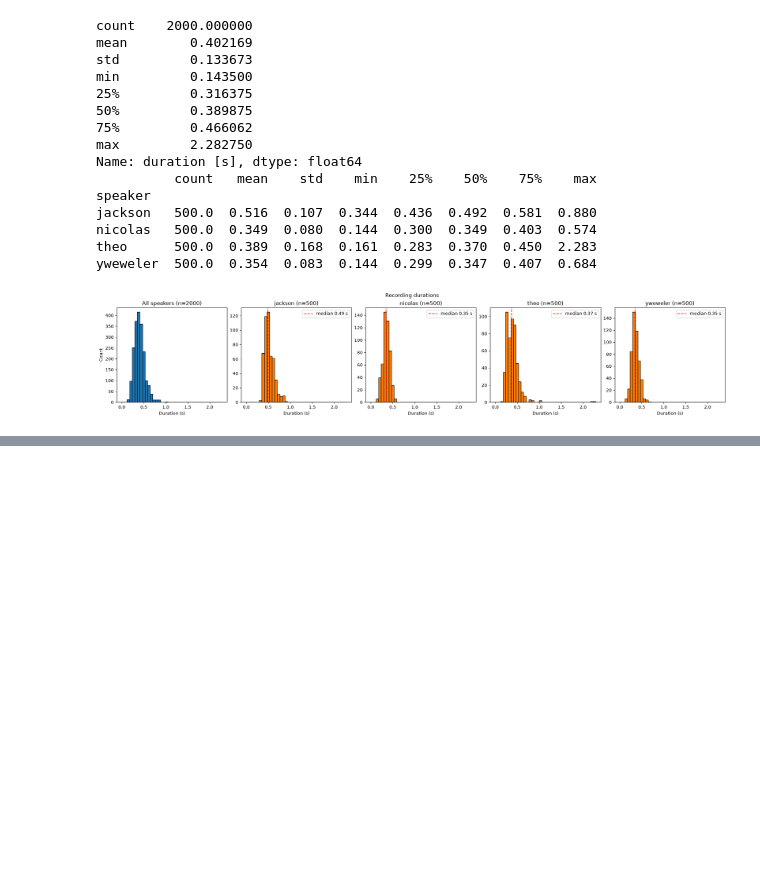
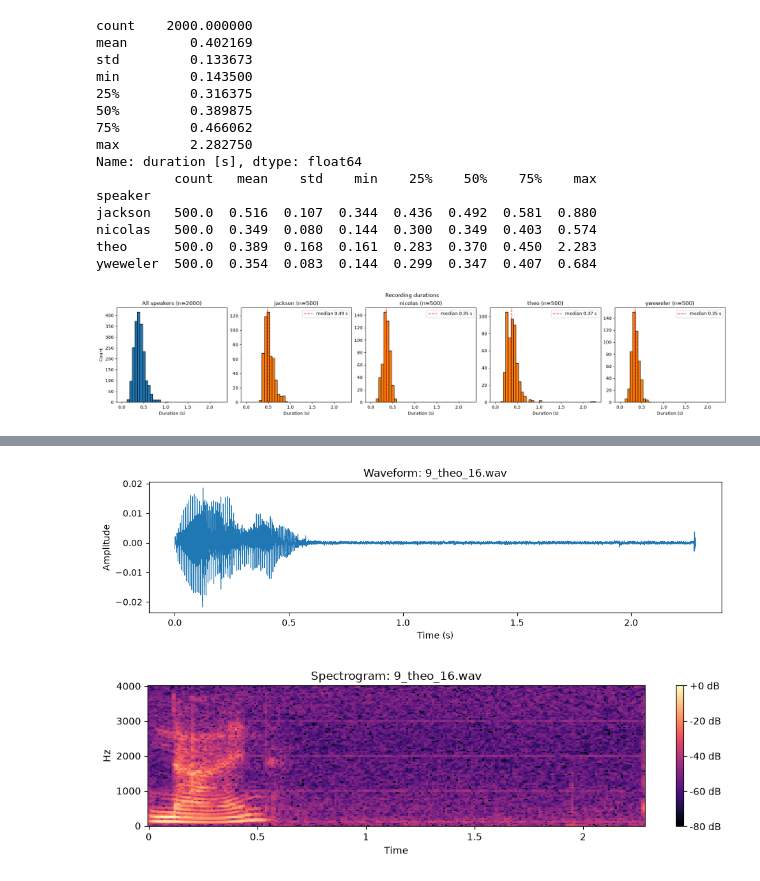
Before and after one commit to imgabrielas/Grey_Matter_Multiplication, a Jupyter notebook: Spoken Digit Recognition/Spoken_Digit_Recognition.ipynb, the cells around one changed output, grey strips where cells are left out. Drawn from its saved outputs; the diff is of its cells as text; code cells hidden in the pictures; blank space fills up the shorter version.

Commit message:
checking outlier

```diff
--- a/Spoken Digit Recognition/Spoken_Digit_Recognition.ipynb
+++ b/Spoken Digit Recognition/Spoken_Digit_Recognition.ipynb
@@ -282,0 +310,27 @@ yweweler  500.0  0.354  0.083  0.144  0.299  0.347  0.407  0.684
+# %%
+outlier = df.loc[df["duration [s]"].idxmax()]
+y, sr = librosa.load(outlier["path"], sr=None)
+
+# Waveform
+t = np.arange(len(y)) / sr
+
+plt.figure(figsize=(10, 3))
+plt.plot(t, y, linewidth=0.8)
+plt.xlabel("Time (s)")
+plt.ylabel("Amplitude")
+plt.title(f"Waveform: {outlier['path'].split('/')[-1]}")
+plt.tight_layout()
+plt.show()
+
+# Spectrogram
+S_db = librosa.amplitude_to_db(np.abs(librosa.stft(y, n_fft=256, hop_length=80)), ref=np.max)
+
+plt.figure(figsize=(10, 3))
+librosa.display.specshow(S_db, sr=sr, hop_length=80, x_axis="time", y_axis="hz")
+plt.colorbar(format="%+2.0f dB")
+plt.title(f"Spectrogram: {outlier['path'].split('/')[-1]}")
+plt.tight_layout()
+plt.show()
+# %% [output]
+[figure, added]
+[figure, added]
```
Also changed, not shown: parts of 2 cells of this notebook.
